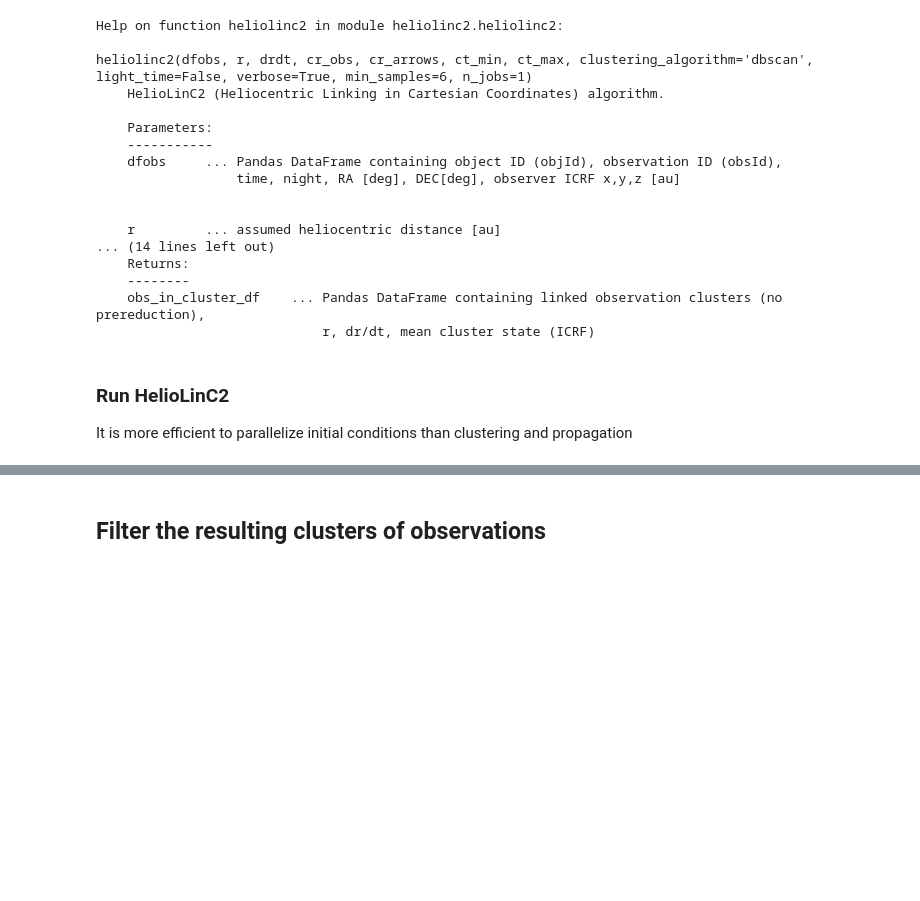
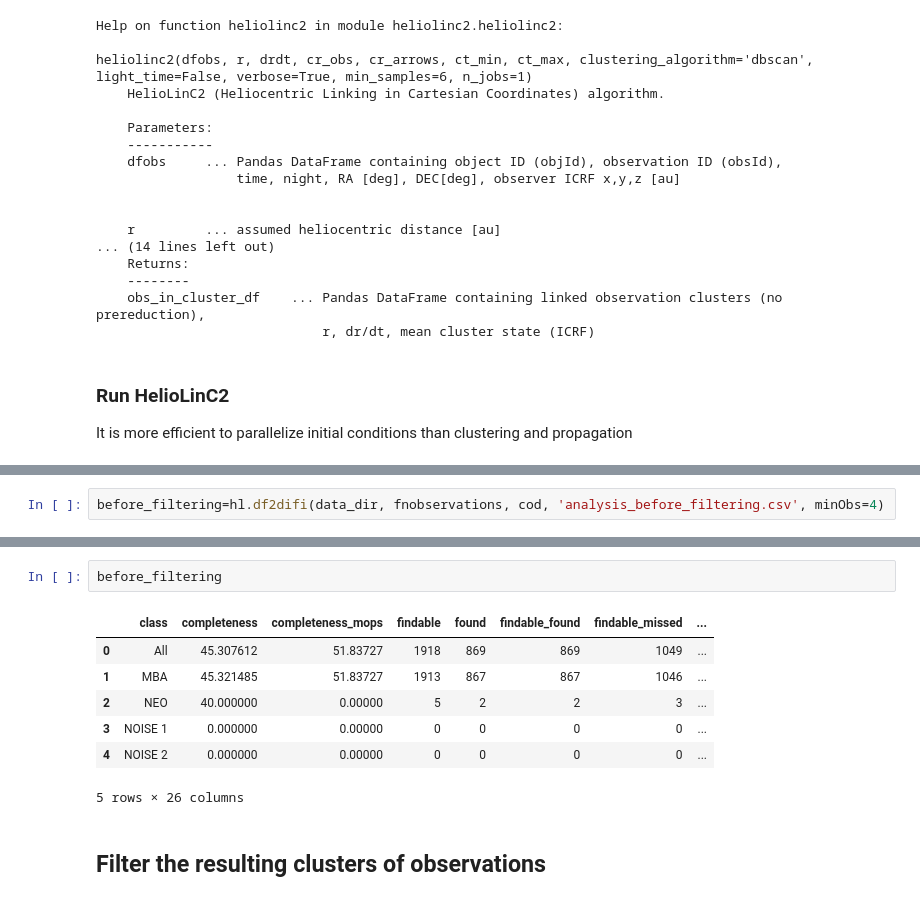
Before and after one commit to lsst-dm/heliolinc2, a Jupyter notebook: LSST_HelioLinC2_end_to_end_test_meanstate.ipynb, the cells around one changed output, grey strips where cells are left out. Saved outputs shown, nothing was run; the diff lists cells and outputs as text; blank space fills up the shorter version.

```diff
--- a/LSST_HelioLinC2_end_to_end_test_meanstate.ipynb
+++ b/LSST_HelioLinC2_end_to_end_test_meanstate.ipynb
@@ -204,0 +229,2 @@ len(clustered_observations)
+# %%
+before_filtering=hl.df2difi(data_dir, fnobservations, cod, 'analysis_before_filtering.csv', minObs=4)
@@ -205,3 +249,13 @@ len(clustered_observations)
+# %%
+before_filtering
+# %% [output]
+|  | class | completeness | completeness_mops | findable | found | findable_found | findable_missed | ... |
+| 0 | All | 45.307612 | 51.83727 | 1918 | 869 | 869 | 1049 | ... |
+| 1 | MBA | 45.321485 | 51.83727 | 1913 | 867 | 867 | 1046 | ... |
+| 2 | NEO | 40.000000 | 0.00000 | 5 | 2 | 2 | 3 | ... |
+| 3 | NOISE 1 | 0.000000 | 0.00000 | 0 | 0 | 0 | 0 | ... |
+| 4 | NOISE 2 | 0.000000 | 0.00000 | 0 | 0 | 0 | 0 | ... |
+5 rows × 26 columns
 # %% [markdown]
 ## Filter the resulting clusters of observations
 # %% [markdown]
```
Also changed, not shown: parts of 28 cells of this notebook, 1 other file.
